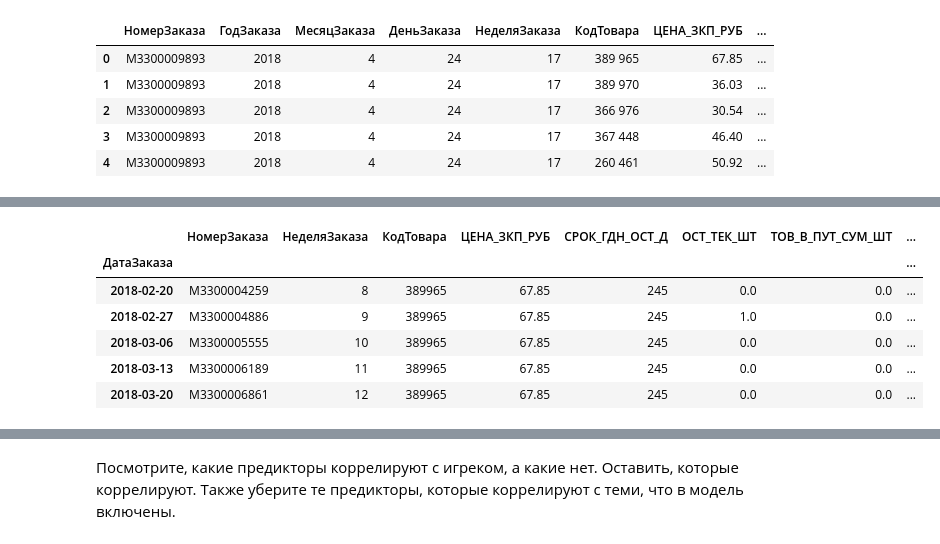
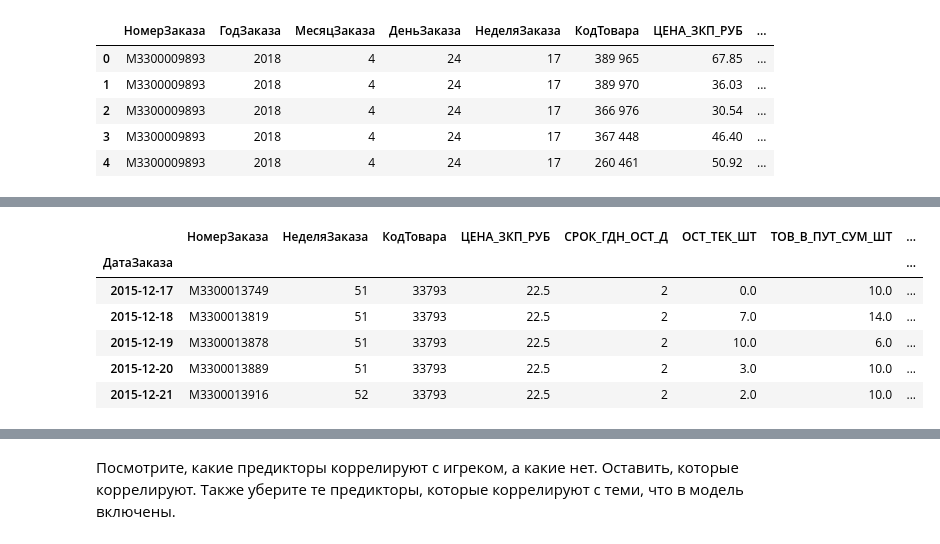
Before and after one commit to gulchitai/terver, a Jupyter notebook: Lesson8/course_project.ipynb, the cells around one changed output, grey strips where cells are left out. Saved outputs shown, nothing was run; the diff lists cells and outputs as text; code cells hidden in the pictures.

```diff
--- a/Lesson8/course_project.ipynb
+++ b/Lesson8/course_project.ipynb
@@ -62,19 +82,19 @@ memory usage: 90.6+ MB
 # %%
 df['КодТовара'] = df['КодТовара'].str.replace('\s', '')
-df_filter = df['КодТовара'].isin(["389965"])
+df_filter = df['КодТовара'].isin(["33793"])
 df = df[df_filter]
 col_date = pd.to_datetime([f'{y}-{m}-{d}' for y, m, d in zip(df['ГодЗаказа'], df['МесяцЗаказа'], df['ДеньЗаказа'])])
 df.index = col_date
 df.drop("ГодЗаказа", axis=1, inplace=True)
 df.drop("МесяцЗаказа", axis=1, inplace=True)
 df.drop("ДеньЗаказа", axis=1, inplace=True)
 df = df.rename_axis('ДатаЗаказа').sort_values(by = 'ДатаЗаказа', ascending = True)
 df.head()
 # %% [output]
 |  | НомерЗаказа | НеделяЗаказа | КодТовара | ЦЕНА_ЗКП_РУБ | СРОК_ГДН_ОСТ_Д | ОСТ_ТЕК_ШТ | ТОВ_В_ПУТ_СУМ_ШТ | ... |
 | ДатаЗаказа |  |  |  |  |  |  |  | ... |
-| 2018-02-20 | M3300004259 | 8 | 389965 | 67.85 | 245 | 0.0 | 0.0 | ... |
-| 2018-02-27 | M3300004886 | 9 | 389965 | 67.85 | 245 | 1.0 | 0.0 | ... |
-| 2018-03-06 | M3300005555 | 10 | 389965 | 67.85 | 245 | 0.0 | 0.0 | ... |
-| 2018-03-13 | M3300006189 | 11 | 389965 | 67.85 | 245 | 0.0 | 0.0 | ... |
-| 2018-03-20 | M3300006861 | 12 | 389965 | 67.85 | 245 | 0.0 | 0.0 | ... |
+| 2015-12-17 | М3300013749 | 51 | 33793 | 22.5 | 2 | 0.0 | 10.0 | ... |
+| 2015-12-18 | М3300013819 | 51 | 33793 | 22.5 | 2 | 7.0 | 14.0 | ... |
+| 2015-12-19 | М3300013878 | 51 | 33793 | 22.5 | 2 | 10.0 | 6.0 | ... |
+| 2015-12-20 | М3300013889 | 51 | 33793 | 22.5 | 2 | 3.0 | 10.0 | ... |
+| 2015-12-21 | М3300013916 | 52 | 33793 | 22.5 | 2 | 2.0 | 10.0 | ... |
```
Also changed, not shown: parts of 32 cells of this notebook.
